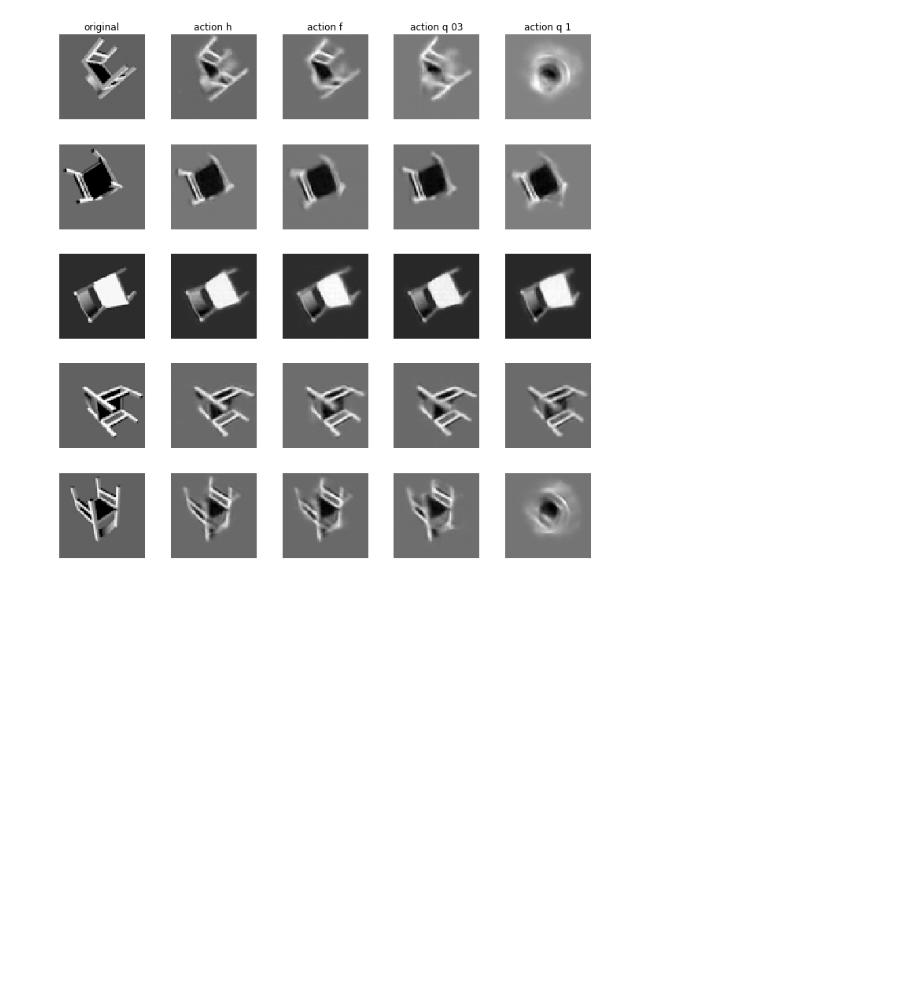
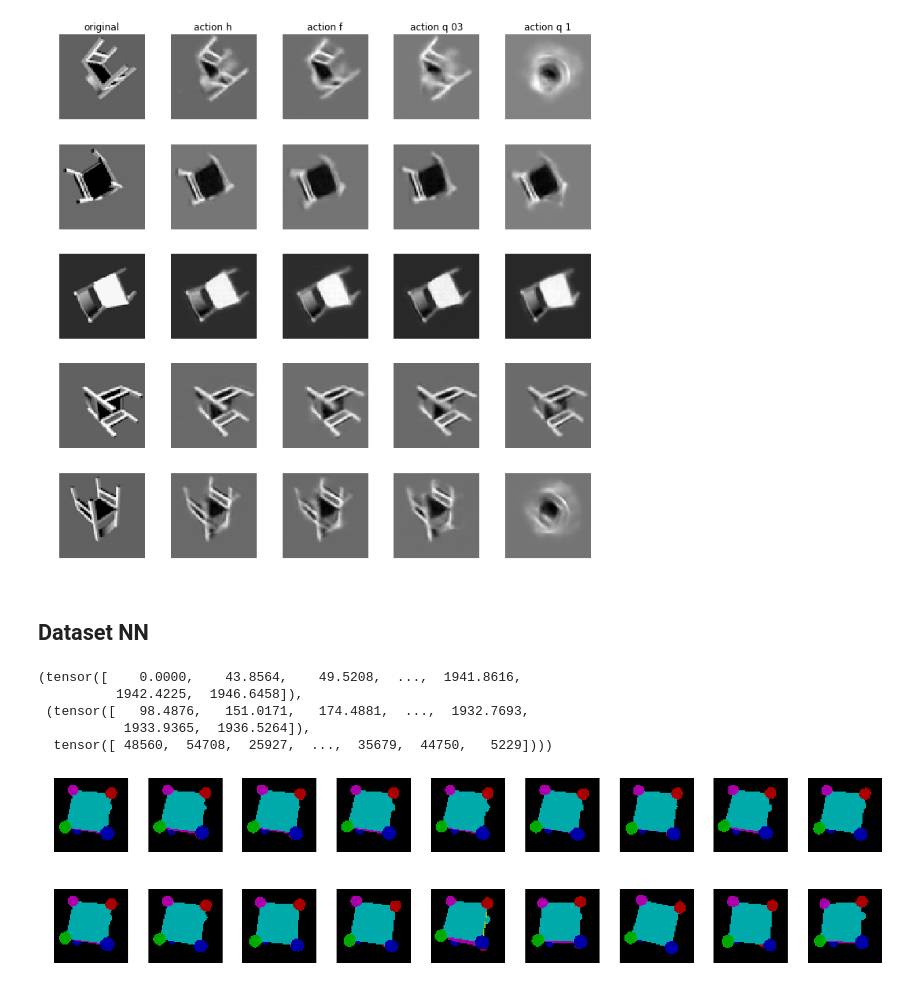
Before and after one commit to pimdh/lie-vae, a Jupyter notebook: supervised_interpolation.ipynb, the cells around one changed output. Drawn from its saved outputs; the diff is of its cells as text; code cells hidden in the pictures; blank space fills up the shorter version.

```diff
--- a/supervised_interpolation.ipynb
+++ b/supervised_interpolation.ipynb
@@ -79,17 +79,22 @@ def plot_reconstructions(versions, titles, rgb=False):
 
 from lie_vae.lie_tools import randomR
 
-def plot_output(images, title="", rgb=False):
+def plot_output(images, title="", rgb=False, shape=None, size=None):
     import math
     n = math.ceil(math.sqrt(len(images)))
-    fig, axes = plt.subplots(n, n, figsize=(2*n, 2*n))
+    if shape is None:
+        shape = (n, n)
+    if size is None:
+        size = [2*x for x in shape]
+    fig, axes = plt.subplots(*shape, figsize=size)
     for ax, im in zip(axes.flatten(), images):
         if rgb:
             ax.imshow(im.detach().permute([1, 2, 0]).clamp(0, 1))
         else:
             ax.imshow(im[0].detach(), 'gray')
         ax.set_axis_off()
-    fig.suptitle(title)
+    if title:
+        fig.suptitle(title)
     fig.tight_layout()
 
 def rotation_interpolation(n, random_mu=False, device=None):
@@ -758,18 +763,16 @@ plt.show()
 # %%
 from torch.utils.data import DataLoader
 
-def dataset_mse(dataset, ref_img):
+def dataset_mse(dataset, ref, frobenious=False):
     distances = torch.zeros(len(dataset))
-    batch_size = 64
+    batch_size = 64*20
     loader = DataLoader(
         dataset, shuffle=False, batch_size=batch_size,
         drop_last=False, num_workers=20)
     from tqdm import tqdm
-    for i, (_, _, imgs) in enumerate(tqdm(loader)):
-        if ref_img.dim() == 2:
-            d = (ref_img[None]-imgs).pow(2).sum(-1).sum(-1)
-        else:
-            d = (ref_img[None]-imgs).pow(2).sum(-1).sum(-1).sum(-1)
+    for i, batch in enumerate(tqdm(loader)):
+        x = batch[0] if frobenius else batch[2]
+        d = (ref[None]-x).pow(2).view(len(x), -1).sum(1)
         distances[i * batch_size : (i+1) * batch_size] = d
     return distances
 # %%
@@ -788,3 +791,27 @@ distances = dataset_mse(single_dataset, ref_img)
 idxs = distances.sort()[1][:25]
 imgs = [single_dataset[i][2] for i in idxs]
 plot_output(imgs, rgb=False)
+# %% [markdown]
+## Dataset NN
+# %%
+spherecube_dataset_subsample = SphereCubeDataset(0.06)
+len(spherecube_dataset), len(spherecube_dataset_subsample)
+ref = spherecube_dataset[0][2]
+mse = dataset_mse(spherecube_dataset, ref)
+mse_subsample = dataset_mse(spherecube_dataset_subsample, ref)
+# %%
+mse.sort()[0], mse_subsample.sort()
+# %% [output]
+(tensor([    0.0000,    43.8564,    49.5208,  ...,  1941.8616,
+          1942.4225,  1946.6458]),
+ (tensor([   98.4876,   151.0171,   174.4881,  ...,  1932.7693,
+           1933.9365,  1936.5264]),
+  tensor([ 48560,  54708,  25927,  ...,  35679,  44750,   5229])))
+# %%
+imgs = [spherecube_dataset[i][2] for i in mse.sort()[1][:9]]
+plot_output(imgs, rgb=True, shape=(1, 9), size=(20, 5))
+imgs = [ref]+[spherecube_dataset_subsample[i][2] for i in mse_subsample.sort()[1][:8]]
+plot_output(imgs, rgb=True, shape=(1, 9), size=(20, 5))
+# %% [output]
+[figure, added]
+[figure, added]
```
Also changed, not shown: 1 other file.
